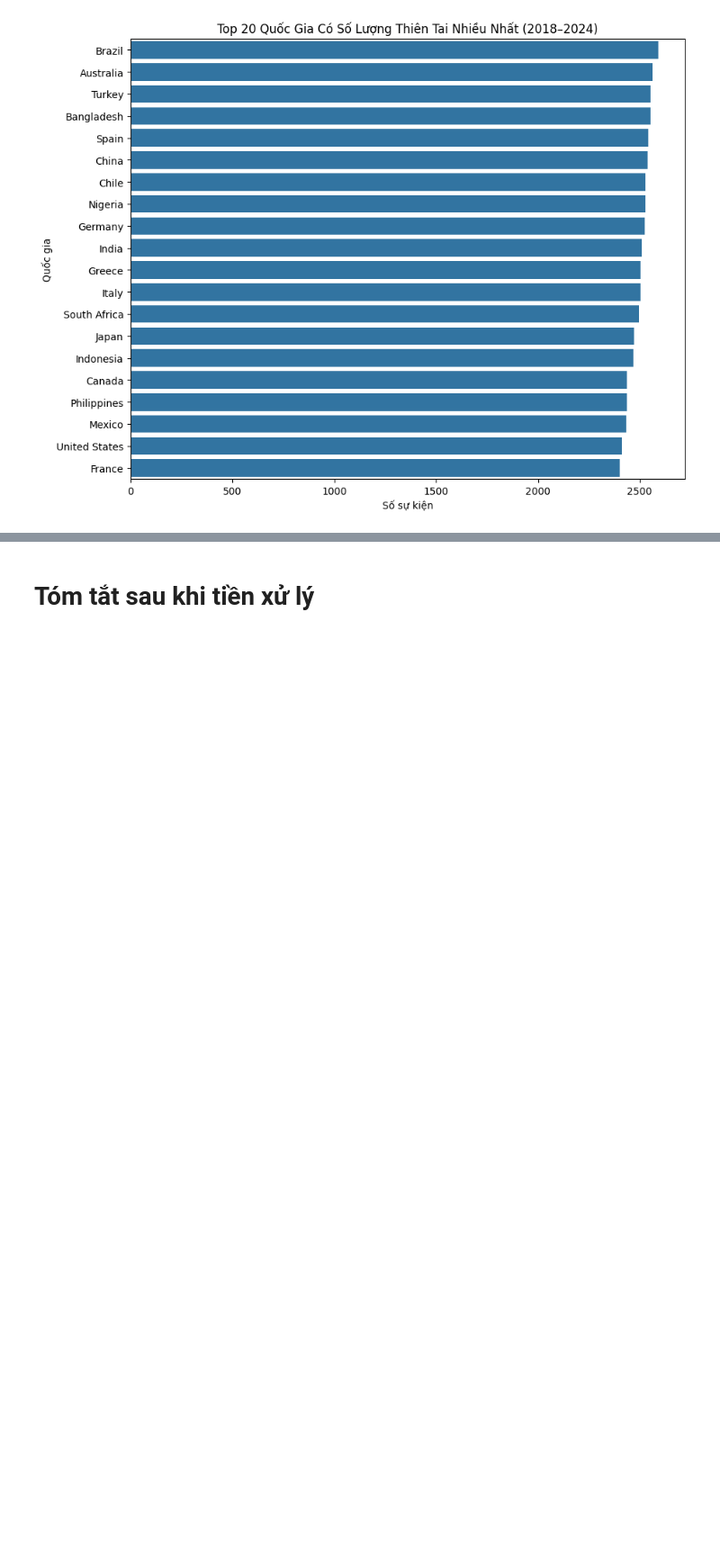
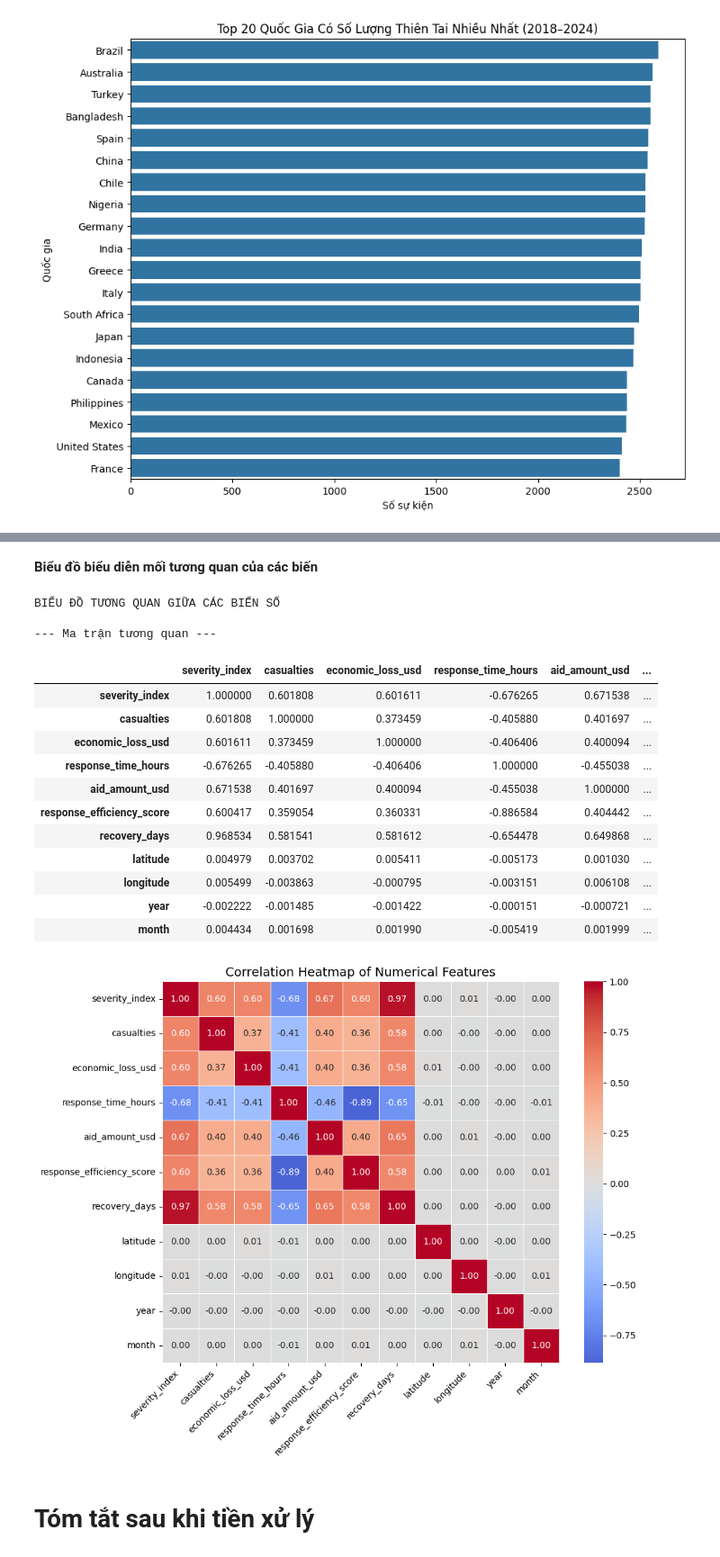
Before and after one commit to zeldatran/Machine-Learning, a Jupyter notebook: DoAn.ipynb, the cells around one changed output, grey strips where cells are left out. Shown at 90% size. Drawn from its saved outputs; the diff is of its cells as text; code cells hidden in the pictures; blank space fills up the shorter version.

```diff
--- a/DoAn.ipynb
+++ b/DoAn.ipynb
@@ -282,16 +262,0 @@ if df['month'].isnull().any():
-# %%
-df_encoded = df.copy()
-
-# Encode disaster_type (TARGET)
-le_disaster = LabelEncoder()
-df_encoded['disaster_type_encoded'] = le_disaster.fit_transform(
-    df_encoded['disaster_type']
-)
-
-# Encode country
-le_country = LabelEncoder()
-df_encoded['country_encoded'] = le_country.fit_transform(
-    df_encoded['country']
-)
-
-print(df_encoded.head())
@@ -511,2 +421,65 @@ print("Các cột:", X.columns.tolist())
+# %% [markdown]
+**Biểu đồ biểu diễn mối tương quan của các biến**
+# %%
+print("\nBIỂU ĐỒ TƯƠNG QUAN GIỮA CÁC BIẾN SỐ")
+
+# Chỉ chọn các biến số có ý nghĩa cho mô hình (KHÔNG gồm target)
+numeric_cols = [
+    'severity_index',
+    'casualties',
+    'economic_loss_usd',
+    'response_time_hours',
+    'aid_amount_usd',
+    'response_efficiency_score',
+    'recovery_days',
+    'latitude',
+    'longitude',
+    'year',
+    'month'
+]
+
+# Kiểm tra đủ cột để vẽ hay không
+if len(numeric_cols) < 2:
+    print("Không đủ cột số để vẽ heatmap tương quan.")
+else:
+    # Tính ma trận tương quan
+    corr_matrix = df_encoded[numeric_cols].corr()
+
+    print("\n--- Ma trận tương quan ---")
+    display(corr_matrix)
+
+    # Vẽ heatmap CHUẨN ML
+
+    plt.figure(figsize=(10, 8))
+    sns.heatmap(
+        corr_matrix,
+        annot=True,
+        cmap="coolwarm",
+        center=0,
+        linewidths=0.5,
+        fmt=".2f"
+    )
+    plt.title("Correlation Heatmap of Numerical Features", fontsize=14)
+    plt.xticks(rotation=45, ha='right')
+    plt.yticks(rotation=0)
+    plt.tight_layout()
+    plt.show()
+# %% [output]
+BIỂU ĐỒ TƯƠNG QUAN GIỮA CÁC BIẾN SỐ
+
+--- Ma trận tương quan ---
+|  | severity_index | casualties | economic_loss_usd | response_time_hours | aid_amount_usd | ... |
+| severity_index | 1.000000 | 0.601808 | 0.601611 | -0.676265 | 0.671538 | ... |
+| casualties | 0.601808 | 1.000000 | 0.373459 | -0.405880 | 0.401697 | ... |
+| economic_loss_usd | 0.601611 | 0.373459 | 1.000000 | -0.406406 | 0.400094 | ... |
+| response_time_hours | -0.676265 | -0.405880 | -0.406406 | 1.000000 | -0.455038 | ... |
+| aid_amount_usd | 0.671538 | 0.401697 | 0.400094 | -0.455038 | 1.000000 | ... |
+| response_efficiency_score | 0.600417 | 0.359054 | 0.360331 | -0.886584 | 0.404442 | ... |
+| recovery_days | 0.968534 | 0.581541 | 0.581612 | -0.654478 | 0.649868 | ... |
+| latitude | 0.004979 | 0.003702 | 0.005411 | -0.005173 | 0.001030 | ... |
+| longitude | 0.005499 | -0.003863 | -0.000795 | -0.003151 | 0.006108 | ... |
+| year | -0.002222 | -0.001485 | -0.001422 | -0.000151 | -0.000721 | ... |
+| month | 0.004434 | 0.001698 | 0.001990 | -0.005419 | 0.001999 | ... |
+[figure, added]
 # %% [markdown]
 # **Tóm tắt sau khi tiền xử lý**
```
Also changed, not shown: parts of 87 cells of this notebook.
